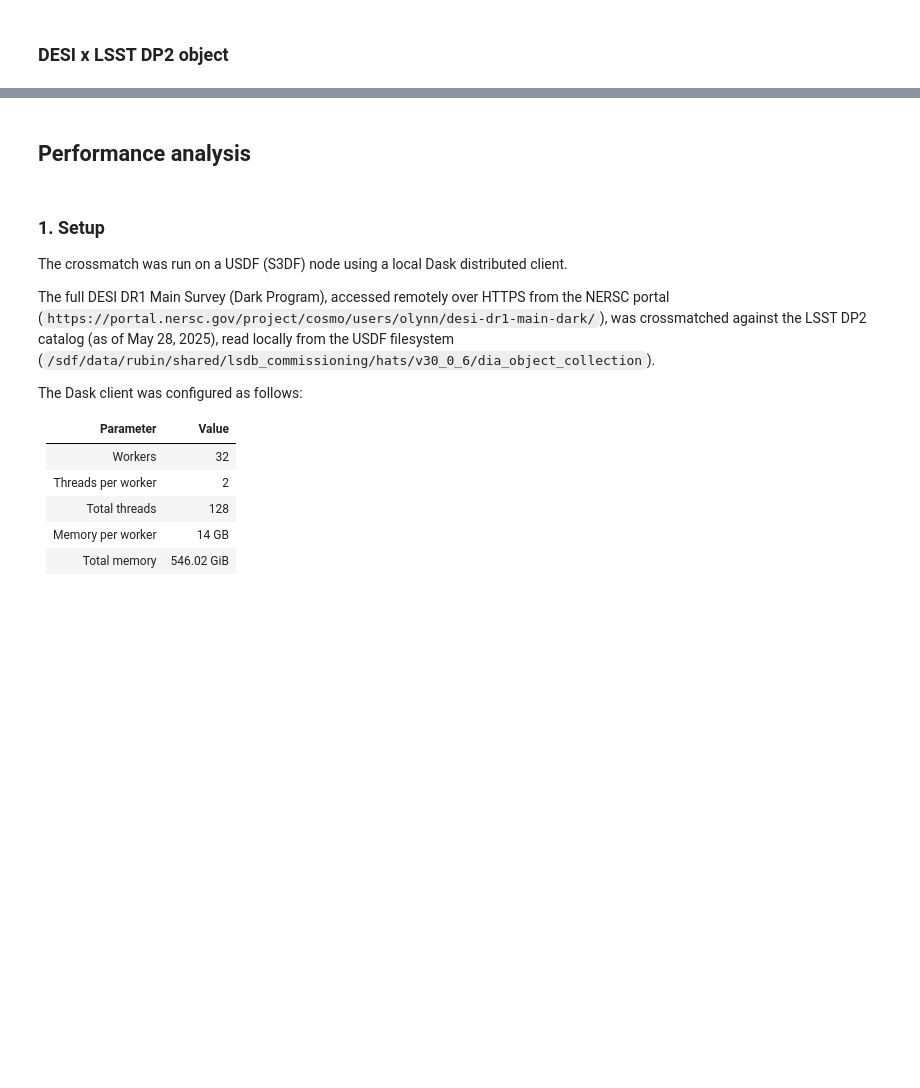
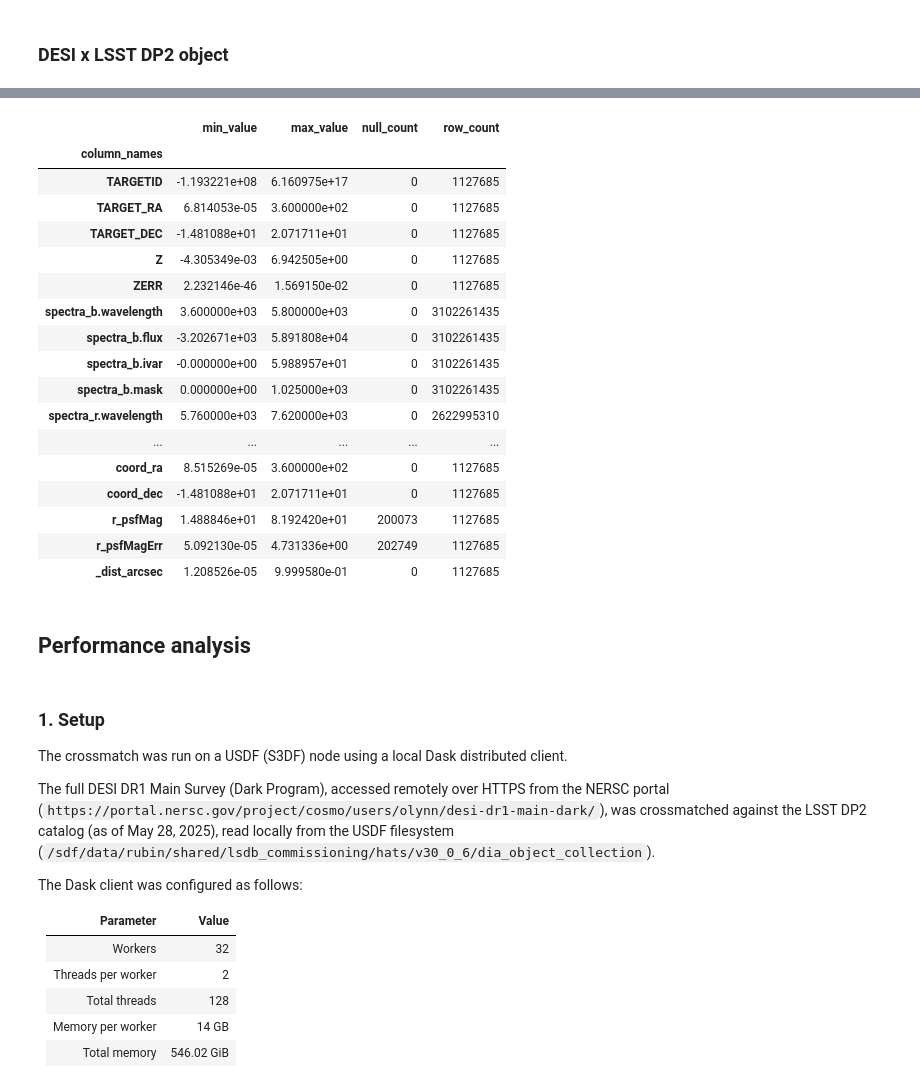
Before and after one commit to olivialynn/DESI-Crossmatch-Project, a Jupyter notebook: 05 - DESI x LSST DP2/5.0 - DESI x LSST DP2.ipynb, the cells around one changed output, grey strips where cells are left out. Cells and saved outputs as stored; diff of their text form; code cells hidden in the pictures; blank space fills up the shorter version.

```diff
--- a/05 - DESI x LSST DP2/5.0 - DESI x LSST DP2.ipynb
+++ b/05 - DESI x LSST DP2/5.0 - DESI x LSST DP2.ipynb
@@ -312,3 +364,27 @@ df.iloc[:2]
+# %%
+import hats
+
+hats_cat = hats.read_hats("/sdf/data/rubin/user/olynn/desi_x_lsst_dp2_object")
+hats_cat.aggregate_column_statistics()
+# %% [output]
+|  | min_value | max_value | null_count | row_count |
+| column_names |  |  |  |  |
+| TARGETID | -1.193221e+08 | 6.160975e+17 | 0 | 1127685 |
+| TARGET_RA | 6.814053e-05 | 3.600000e+02 | 0 | 1127685 |
+| TARGET_DEC | -1.481088e+01 | 2.071711e+01 | 0 | 1127685 |
+| Z | -4.305349e-03 | 6.942505e+00 | 0 | 1127685 |
+| ZERR | 2.232146e-46 | 1.569150e-02 | 0 | 1127685 |
+| spectra_b.wavelength | 3.600000e+03 | 5.800000e+03 | 0 | 3102261435 |
+| spectra_b.flux | -3.202671e+03 | 5.891808e+04 | 0 | 3102261435 |
+| spectra_b.ivar | -0.000000e+00 | 5.988957e+01 | 0 | 3102261435 |
+| spectra_b.mask | 0.000000e+00 | 1.025000e+03 | 0 | 3102261435 |
+| spectra_r.wavelength | 5.760000e+03 | 7.620000e+03 | 0 | 2622995310 |
+| ... | ... | ... | ... | ... |
+| coord_ra | 8.515269e-05 | 3.600000e+02 | 0 | 1127685 |
+| coord_dec | -1.481088e+01 | 2.071711e+01 | 0 | 1127685 |
+| r_psfMag | 1.488846e+01 | 8.192420e+01 | 200073 | 1127685 |
+| r_psfMagErr | 5.092130e-05 | 4.731336e+00 | 202749 | 1127685 |
+| _dist_arcsec | 1.208526e-05 | 9.999580e-01 | 0 | 1127685 |
 # %% [markdown]
 ## Performance analysis
 # %%
```
Also changed, not shown: parts of 17 cells of this notebook, 1 other file.
